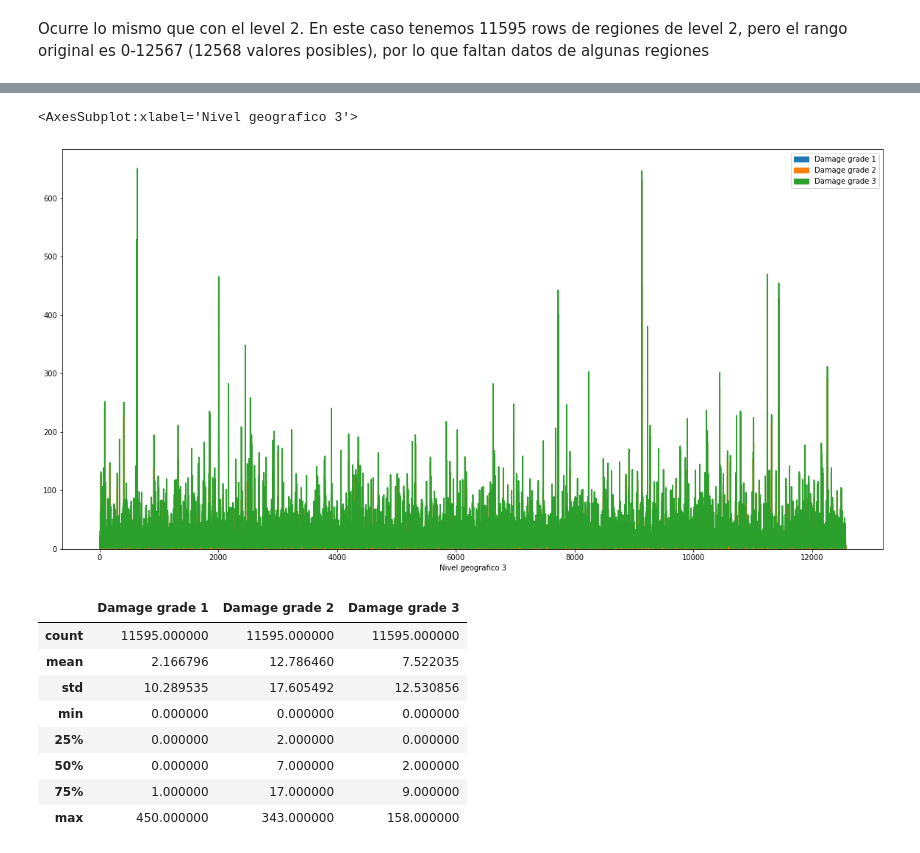
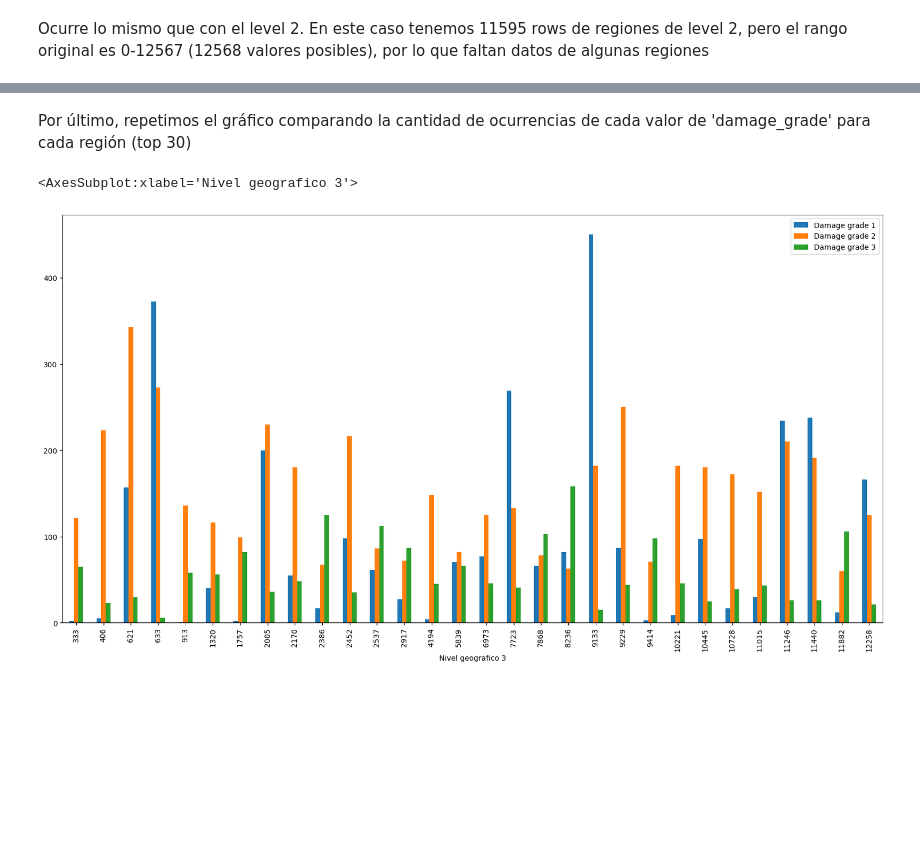
Before and after one commit to Noenf/Datos-1C2021, a Jupyter notebook: TP1/Analisis Region.ipynb, the cells around one changed output, grey strips where cells are left out. Saved outputs shown, nothing was run; the diff lists cells and outputs as text; code cells hidden in the pictures; blank space fills up the shorter version.

Commit message:
Graficos para geo_level_id 2 y 3 terminados

```diff
--- a/TP1/Analisis Region.ipynb
+++ b/TP1/Analisis Region.ipynb
@@ -4,6 +4,10 @@
 import datetime as datetime
 import pandas as pd
 import numpy as np
+import matplotlib.pyplot as plt
+import seaborn as sns
+
+plt.style.use('default')
 # %%
 df = pd.read_csv('dataset_v1')
 df = df.drop(columns=['Unnamed: 0'])
@@ -125,0 +159,3 @@ es 0-12567 (12568 valores posibles), por lo que faltan datos de algunas regiones
+# %%
+damage_sum_level_3 = df_regiones_level_3.groupby('geo_level_3_id').sum().rename(columns={'damage_grade': 'Damage sum'})
+damage_sum_level_3.plot(kind='area', figsize=(15,5), xlabel="Nivel geografico 3", title="Suma de daño total en nivel 3")
@@ -125,0 +167,3 @@ es 0-12567 (12568 valores posibles), por lo que faltan datos de algunas regiones
+# %%
+damage_sum_level_3_top_30 = damage_sum_level_3.sort_values('Damage sum', ascending=False).head(30).sort_index()
+damage_sum_level_3_top_30.plot(kind='bar', figsize=(15,5), xlabel="Nivel geografico 3", title="Top 30 de suma de daño total en nivel 3")
@@ -126,24 +173,14 @@ es 0-12567 (12568 valores posibles), por lo que faltan datos de algunas regiones
+# %% [markdown]
+Por último, repetimos el gráfico comparando la cantidad de ocurrencias de cada valor de 'damage_grade'
+para cada región (top 30)
 # %%
-damage_1_level_3 = df_regiones_level_3.loc[df_regiones_level_3['damage_grade'] == 1].groupby('geo_level_3_id').count().rename(columns={'damage_grade': 'Damage grade 1'})
-damage_2_level_3 = df_regiones_level_3.loc[df_regiones_level_3['damage_grade'] == 2].groupby('geo_level_3_id').count().rename(columns={'damage_grade': 'Damage grade 2'})
-damage_3_level_3 = df_regiones_level_3.loc[df_regiones_level_3['damage_grade'] == 3].groupby('geo_level_3_id').count().rename(columns={'damage_grade': 'Damage grade 3'})
+damage_1_level_3 = df_regiones_level_3.loc[df_regiones_level_2['damage_grade'] == 1].groupby('geo_level_3_id').count().rename(columns={'damage_grade': 'Damage grade 1'})
+damage_2_level_3 = df_regiones_level_3.loc[df_regiones_level_2['damage_grade'] == 2].groupby('geo_level_3_id').count().rename(columns={'damage_grade': 'Damage grade 2'})
+damage_3_level_3 = df_regiones_level_3.loc[df_regiones_level_2['damage_grade'] == 3].groupby('geo_level_3_id').count().rename(columns={'damage_grade': 'Damage grade 3'})
 
-damage_grades_level_3 = cant_regiones_level_3.join(damage_1_level_3, how='left').join(damage_2_level_3, how='left')\
-                                             .join(damage_3_level_3, how='left').drop(columns=['damage_grade']).fillna(0)
-damage_grades_level_3.plot(kind='area', figsize=(20,10),
-                           xlabel="Nivel geografico 3")
+damage_grades_level_3 = damage_sum_level_3_top_30.join(damage_1_level_3, how='left').join(damage_2_level_3, how='left')\
+                                                 .join(damage_3_level_3, how='left').drop(columns=['Damage sum'])
+damage_grades_level_3.plot(kind='bar', figsize=(20,10), xlabel="Nivel geografico 3")
 # %% [output]
 <AxesSubplot:xlabel='Nivel geografico 3'>
-[figure, old version]
+[figure, new version]
-# %%
-damage_grades_level_3.describe()
-# %% [output]
-|  | Damage grade 1 | Damage grade 2 | Damage grade 3 |
-| count | 11595.000000 | 11595.000000 | 11595.000000 |
-| mean | 2.166796 | 12.786460 | 7.522035 |
-| std | 10.289535 | 17.605492 | 12.530856 |
-| min | 0.000000 | 0.000000 | 0.000000 |
-| 25% | 0.000000 | 2.000000 | 0.000000 |
-| 50% | 0.000000 | 7.000000 | 2.000000 |
-| 75% | 1.000000 | 17.000000 | 9.000000 |
-| max | 450.000000 | 343.000000 | 158.000000 |
```
Also changed, not shown: parts of 25 cells of this notebook.
